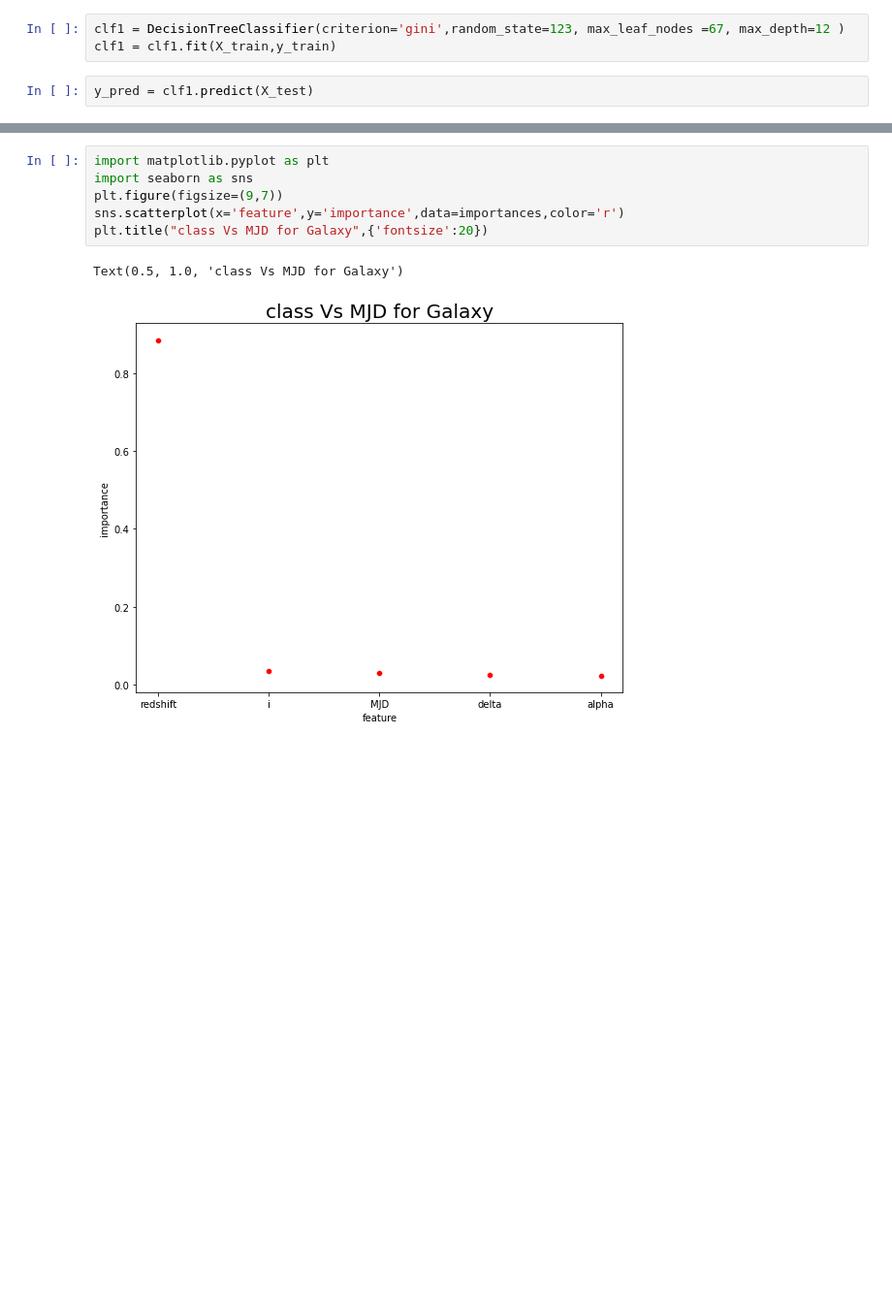
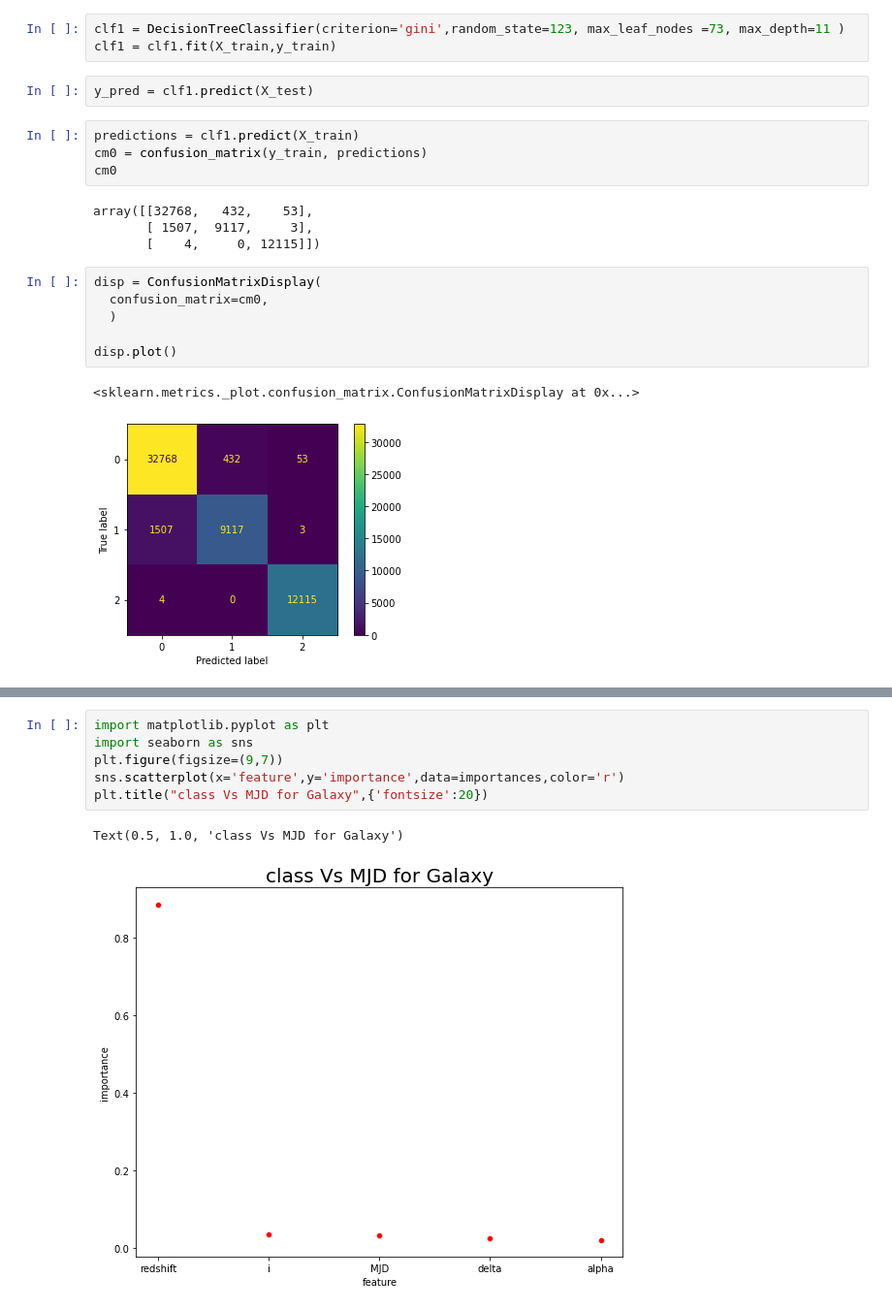
Before and after one commit to MuneraAlRajhi/StellarDatasetML, a Jupyter notebook: Stellar_ML_Decision_Tree.ipynb, the cells around one changed output, grey strips where cells are left out. Shown: that part at 97% size. Cells and saved outputs as stored; diff of their text form; blank space fills up the shorter version.

```diff
--- a/Stellar_ML_Decision_Tree.ipynb
+++ b/Stellar_ML_Decision_Tree.ipynb
@@ -163,5 +177,22 @@ DecisionTreeClassifier(max_depth=12, max_leaf_nodes=67, random_state=123)
 # %%
-clf1 = DecisionTreeClassifier(criterion='gini',random_state=123, max_leaf_nodes =67, max_depth=12 )
+clf1 = DecisionTreeClassifier(criterion='gini',random_state=123, max_leaf_nodes =73, max_depth=11 )
 clf1 = clf1.fit(X_train,y_train)
 # %%
 y_pred = clf1.predict(X_test)
+# %%
+predictions = clf1.predict(X_train)
+cm0 = confusion_matrix(y_train, predictions)
+cm0
+# %% [output]
+array([[32768,   432,    53],
+       [ 1507,  9117,     3],
+       [    4,     0, 12115]])
+# %%
+disp = ConfusionMatrixDisplay(
+  confusion_matrix=cm0,
+  )
+
+disp.plot()
+# %% [output]
+<sklearn.metrics._plot.confusion_matrix.ConfusionMatrixDisplay at 0x...>
+[figure, added]
```
Also changed, not shown: parts of 19 cells of this notebook, 2 other files.
